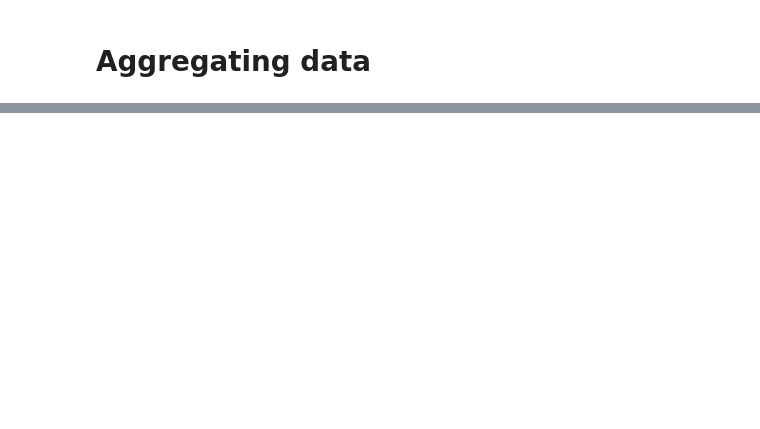
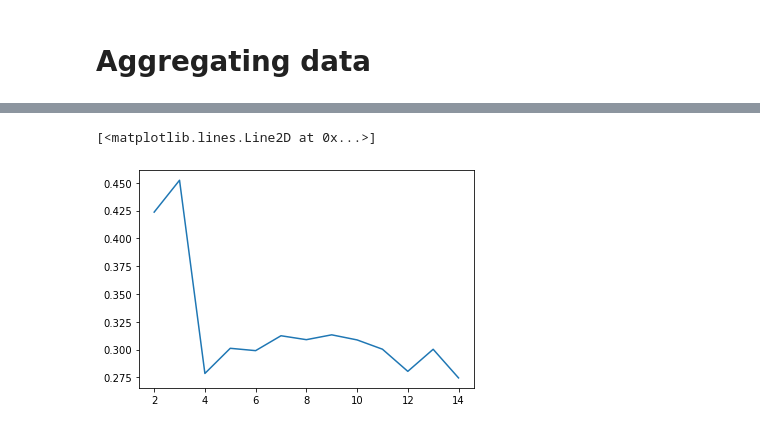
Before and after one commit to JZYoshi/AFDA, a Jupyter notebook: classification/Classification.ipynb, the cells around one changed output, grey strips where cells are left out. Drawn from its saved outputs; the diff is of its cells as text; code cells hidden in the pictures; blank space fills up the shorter version.

```diff
--- a/classification/Classification.ipynb
+++ b/classification/Classification.ipynb
@@ -108,0 +140,11 @@ print(groupes_cah)
+# %%
+# silhouette curve to determine optimal number of cluster for highest silhouette score
+from sklearn.metrics import silhouette_score
+silhouettes=[]
+for k in range(2,15):
+    kmeans = KMeans(n_clusters=k).fit(df_median_scaled)
+    silhouettes.append(silhouette_score(df_median_scaled,kmeans.labels_))
+plt.plot(range(2,15),silhouettes)
+# %% [output]
+[<matplotlib.lines.Line2D at 0x...>]
+[figure, added]
```
Also changed, not shown: parts of 21 cells of this notebook.
